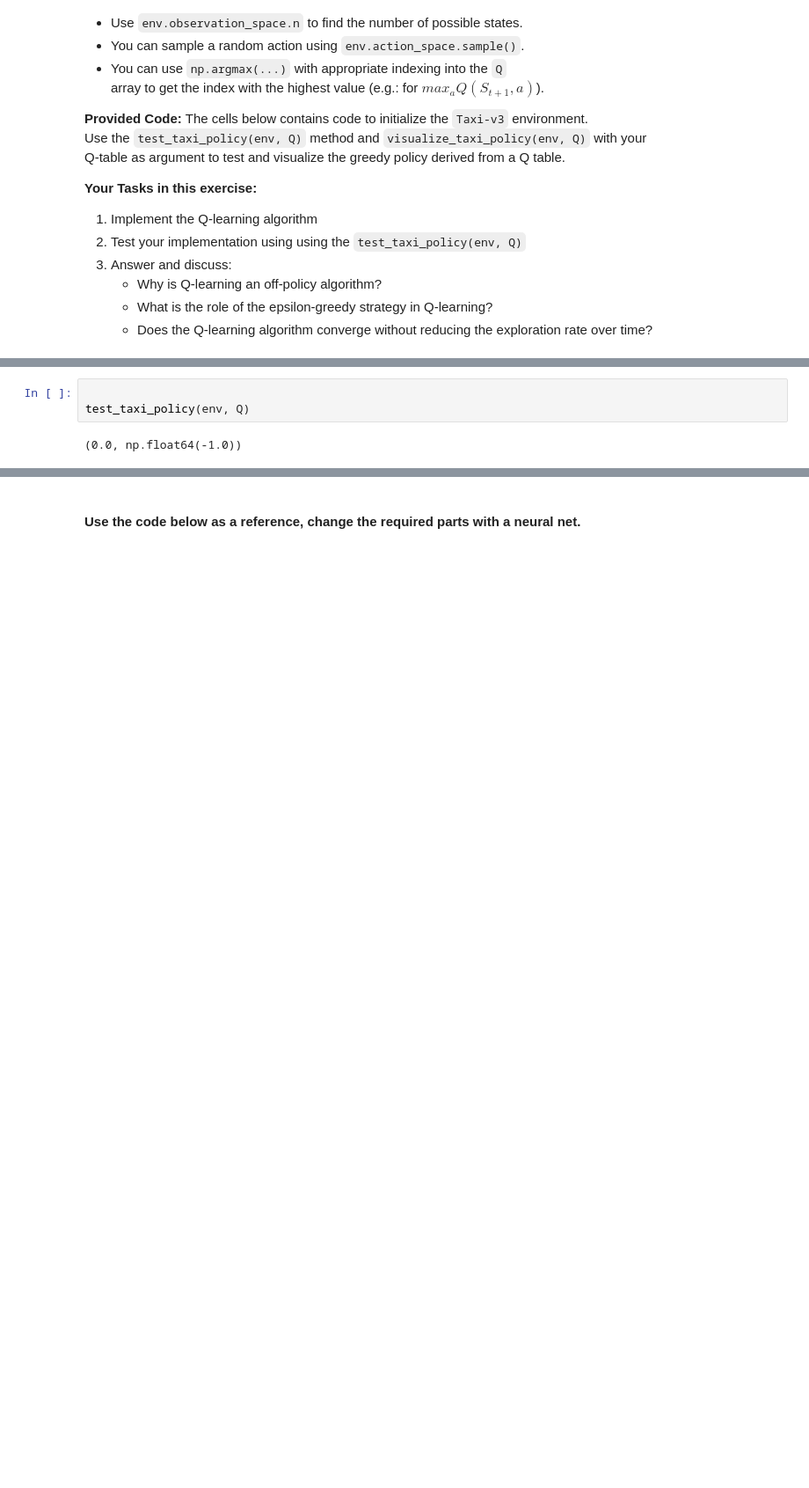
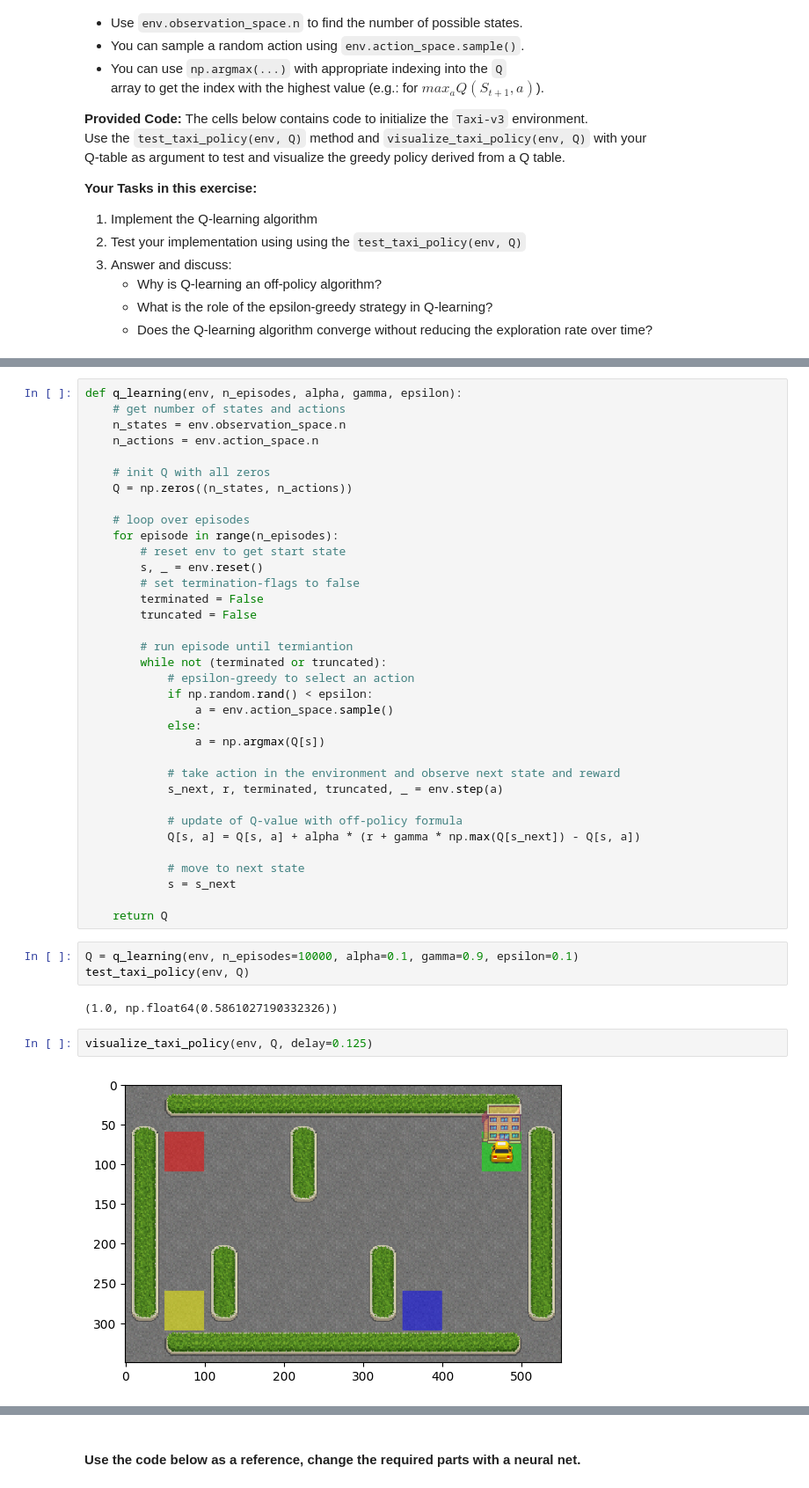
Before and after one commit to Luniem/ReinforcementLearning, a Jupyter notebook: TD-Learning-Exercises.ipynb, the cells around one changed output, grey strips where cells are left out. Shown at 88% size. Drawn from its saved outputs; the diff is of its cells as text; blank space fills up the shorter version.

Commit message:
feat: start with TD

```diff
--- a/TD-Learning-Exercises.ipynb
+++ b/TD-Learning-Exercises.ipynb
@@ -157,5 +125,44 @@ while (currN < maxN):
-# %%
-
-test_taxi_policy(env, Q)
-# %% [output]
-(0.0, np.float64(-1.0))
+# %%
+def q_learning(env, n_episodes, alpha, gamma, epsilon):
+    # get number of states and actions
+    n_states = env.observation_space.n
+    n_actions = env.action_space.n
+
+    # init Q with all zeros
+    Q = np.zeros((n_states, n_actions))
+
+    # loop over episodes
+    for episode in range(n_episodes):
+        # reset env to get start state
+        s, _ = env.reset()
+        # set termination-flags to false
+        terminated = False
+        truncated = False
+
+        # run episode until termiantion
+        while not (terminated or truncated):
+            # epsilon-greedy to select an action
+            if np.random.rand() < epsilon:
+                a = env.action_space.sample()
+            else:
+                a = np.argmax(Q[s])
+
+            # take action in the environment and observe next state and reward
+            s_next, r, terminated, truncated, _ = env.step(a)
+
+            # update of Q-value with off-policy formula
+            Q[s, a] = Q[s, a] + alpha * (r + gamma * np.max(Q[s_next]) - Q[s, a])
+
+            # move to next state
+            s = s_next
+
+    return Q
+# %%
+Q = q_learning(env, n_episodes=10000, alpha=0.1, gamma=0.9, epsilon=0.1)
+test_taxi_policy(env, Q)
+# %% [output]
+(1.0, np.float64(0.5861027190332326))
+# %%
+visualize_taxi_policy(env, Q, delay=0.125)
+# %% [output]
+[figure, added]
```
Also changed, not shown: parts of 9 cells of this notebook.
